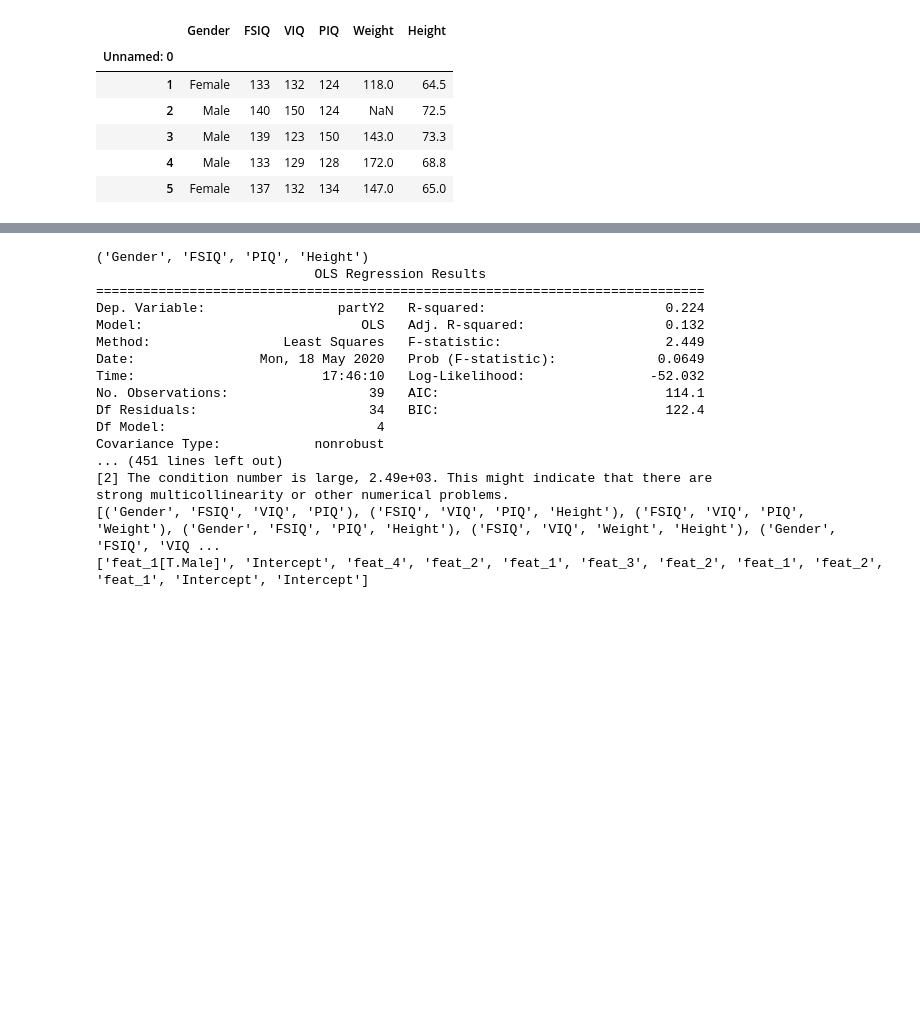
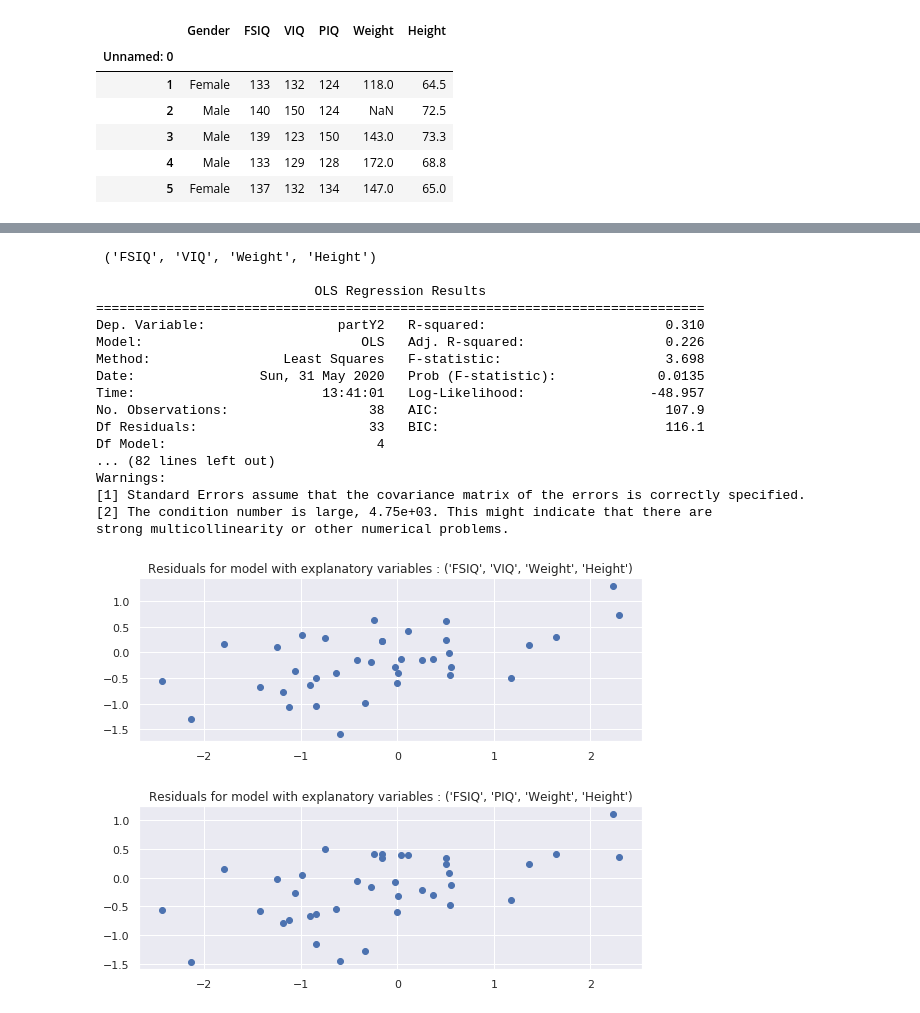
Before and after one commit to anproulx/Proulx-Andr-anne-QLSC612, a Jupyter notebook: practical/myanalysis.ipynb, the cells around one changed output, grey strips where cells are left out. Saved outputs shown, nothing was run; the diff lists cells and outputs as text; code cells hidden in the pictures; blank space fills up the shorter version.

```diff
--- a/practical/myanalysis.ipynb
+++ b/practical/myanalysis.ipynb
@@ -159,54 +193,66 @@ data
 # %%
-#rerun models with the partY2 variable
+# Rerun model, this time predicting the partY2 variable instead
+
+list_significant_2=[] #list of significant results
+list_ind_2=[]#list of index of the features thats corresponds to a significant beta
+pval_list=[]
 
 for val in combination:
     name_var1=str(val[0])
     name_var2=str(val[1])
     name_var3=str(val[2])
     name_var4=str(val[3])
 
-    feat_1=data[name_var1]
-    feat_2=data[name_var2]
-    feat_3=data[name_var3]
-    feat_4=data[name_var4]
+    feat_1=data_2[name_var1]
+    feat_2=data_2[name_var2]
+    feat_3=data_2[name_var3]
+    feat_4=data_2[name_var4]
 
-    # Fit the model with the x variable
-    model = ols("partY2 ~ feat_1 + feat_2 + feat_3 + feat_4", data).fit()
+    # Fit the model
+    model_2 = ols("partY2 ~ feat_1 + feat_2 + feat_3 + feat_4", data_2).fit() #change partY to partY2
 
-    print(val)
-    print(model.summary())
+    pval_2=model_2.pvalues
 
-    pval=model.pvalues
+    pval_list.append(pval_2)
 
-    # Add results <0.05 to list_significant
-    for index, value in pval.items():
-        if value <= 0.05:
-            ind_sig=index
+    # For results <0.05
+    for index, value in pval_2.items():
+        if index!="Intercept":
+            if value <= 0.05:
+                ind_sig=index
 
-            list_ind.append(index)
-            list_significant.append(val)
+                #add to lists
+                list_significant_2.append(val)
+                list_ind_2.append(index)
+
+                #print stats
+                print("\n", val, "\n")
+                print(model_2.summary())
+
+                #plot residuals
+                plt.figure(figsize=(9, 3))
+                y_pred_2= model_2.predict(exog=X)
+                plt.plot(partY2, y_pred_2 , "o")
+                plt.title("Residuals for model with explanatory variables : {}".format(val))
 
             break
-
-#report only the models with p<0.05
-
-print(list_significant)
-print(list_ind)
 # %% [output]
-('Gender', 'FSIQ', 'PIQ', 'Height')
+ ('FSIQ', 'VIQ', 'Weight', 'Height')
+
                             OLS Regression Results
 ==============================================================================
-Dep. Variable:                 partY2   R-squared:                       0.224
-Model:                            OLS   Adj. R-squared:                  0.132
-Method:                 Least Squares   F-statistic:                     2.449
-Date:                Mon, 18 May 2020   Prob (F-statistic):             0.0649
-Time:                        17:46:10   Log-Likelihood:                -52.032
-No. Observations:                  39   AIC:                             114.1
-Df Residuals:                      34   BIC:                             122.4
+Dep. Variable:                 partY2   R-squared:                       0.310
+Model:                            OLS   Adj. R-squared:                  0.226
+Method:                 Least Squares   F-statistic:                     3.698
+Date:                Sun, 31 May 2020   Prob (F-statistic):             0.0135
+Time:                        13:41:01   Log-Likelihood:                -48.957
+No. Observations:                  38   AIC:                             107.9
+Df Residuals:                      33   BIC:                             116.1
 Df Model:                           4
-Covariance Type:            nonrobust
-... (451 lines left out)
-[2] The condition number is large, 2.49e+03. This might indicate that there are
+... (82 lines left out)
+Warnings:
+[1] Standard Errors assume that the covariance matrix of the errors is correctly specified.
+[2] The condition number is large, 4.75e+03. This might indicate that there are
 strong multicollinearity or other numerical problems.
-[('Gender', 'FSIQ', 'VIQ', 'PIQ'), ('FSIQ', 'VIQ', 'PIQ', 'Height'), ('FSIQ', 'VIQ', 'PIQ', 'Weight'), ('Gender', 'FSIQ', 'PIQ', 'Height'), ('FSIQ', 'VIQ', 'Weight', 'Height'), ('Gender', 'FSIQ', 'VIQ ...
-['feat_1[T.Male]', 'Intercept', 'feat_4', 'feat_2', 'feat_1', 'feat_3', 'feat_2', 'feat_1', 'feat_2', 'feat_1', 'Intercept', 'Intercept']
+[figure, added]
+[figure, added]
```
Also changed, not shown: parts of 22 cells of this notebook.
